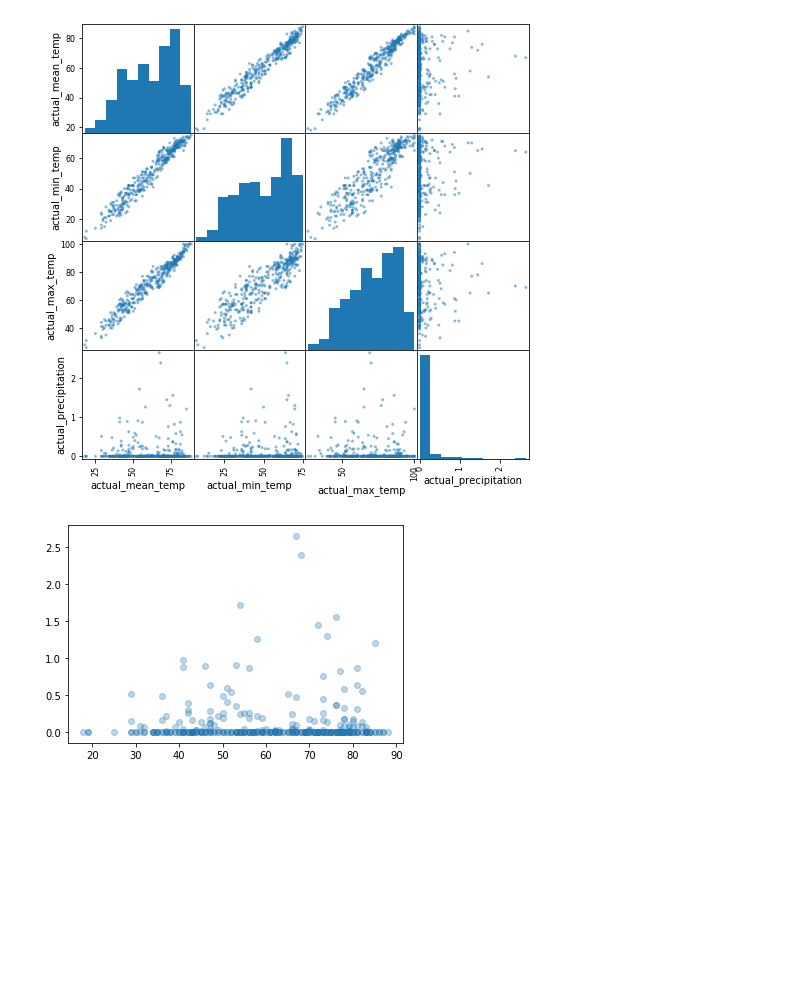
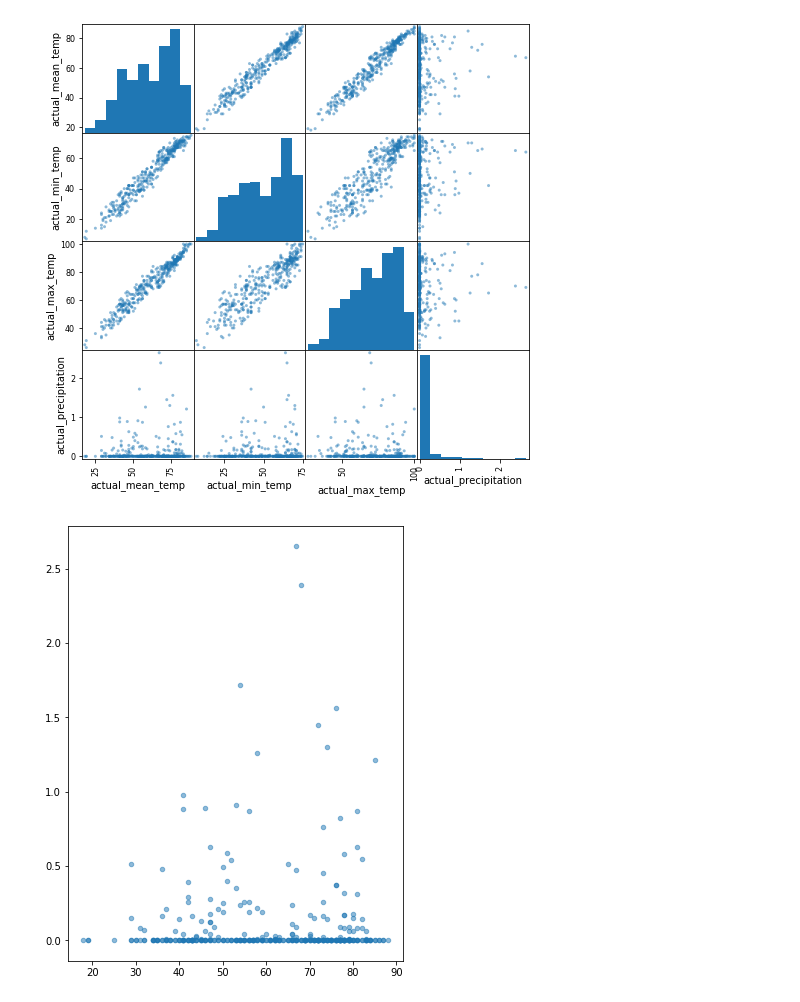
Before and after one commit to sn-ekstrand/weather-data-analysis, a Jupyter notebook: Untitled.ipynb, the cells around one changed output. Cells and saved outputs as stored; diff of their text form; code cells hidden in the pictures; blank space fills up the shorter version.

```diff
--- a/Untitled.ipynb
+++ b/Untitled.ipynb
@@ -68,10 +88,10 @@ pd.plotting.scatter_matrix(df_kclt.loc[:,['actual_mean_temp',
 # %% [output]
 [figure]
 # %%
-fig, ax = plt.subplots()
+fig, ax = plt.subplots(figsize=(6,8))
 ax.scatter(df_kclt['actual_mean_temp'],
            df_kclt['actual_precipitation'],
-           alpha=0.3);
+           alpha=0.5, s=20);
 # %% [output]
-[figure, old version]
+[figure, new version]
 # %%
```
Also changed, not shown: parts of 4 cells of this notebook.
